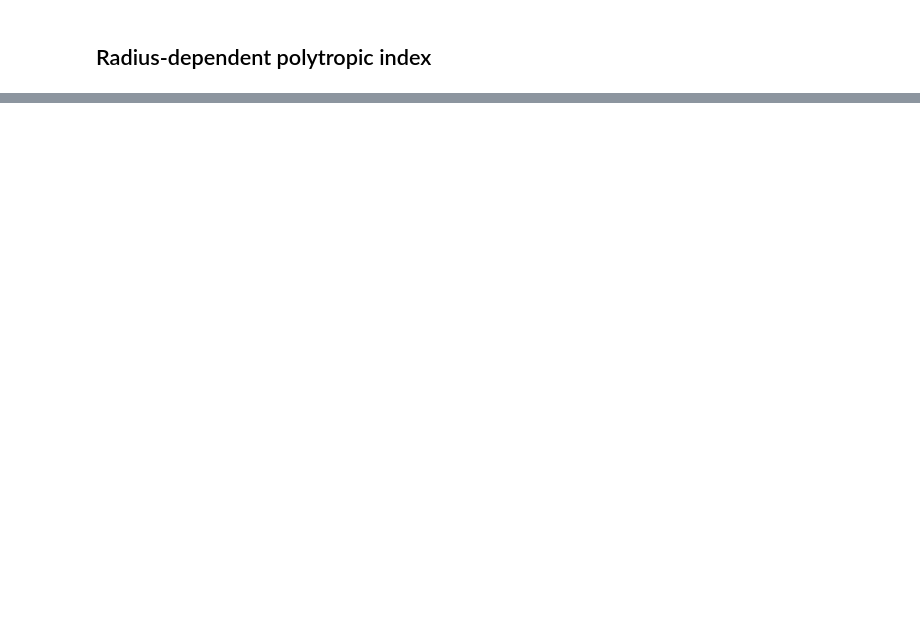
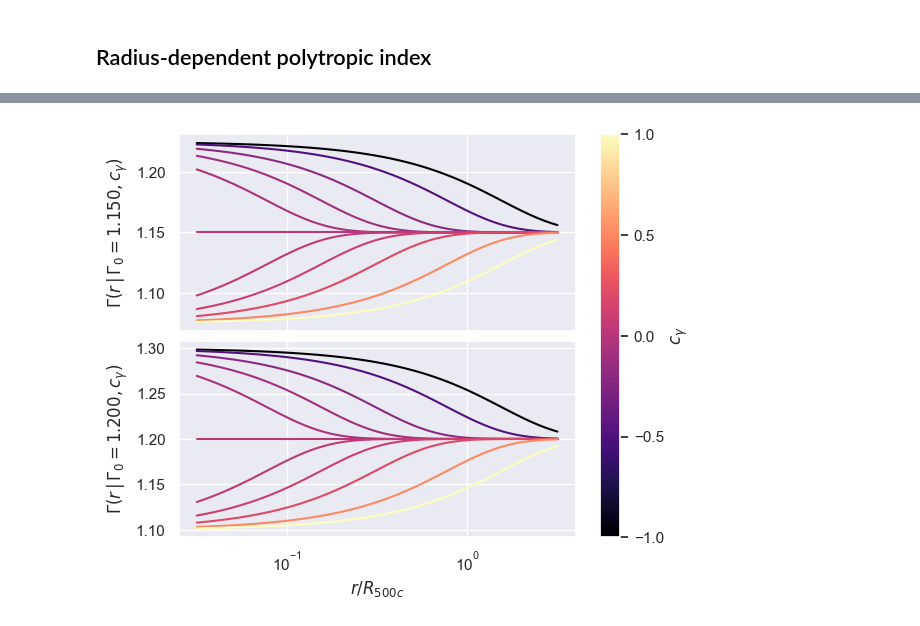
Before and after one commit to fkeruzore/picasso, a Jupyter notebook: docs/notebooks/plot_model_params.ipynb, the cells around one changed output, grey strips where cells are left out. Saved outputs shown, nothing was run; the diff lists cells and outputs as text; code cells hidden in the pictures; blank space fills up the shorter version.

```diff
--- a/docs/notebooks/plot_model_params.ipynb
+++ b/docs/notebooks/plot_model_params.ipynb
@@ -302,0 +67,9 @@ fig.show()
+# %%
+fig = plot_Gamma_r(
+    Gamma_0 = jnp.array([1.15, 1.20]),
+    c_gamma = jnp.array([-1, -0.5, -0.2, -0.1, -0.05, 0.0, 0.05, 0.1, 0.2, 0.5, 1]),
+    cmapname="magma"
+)
+fig.show()
+# %% [output]
+[figure, added]
```
Also changed, not shown: parts of 6 cells of this notebook, 1 other file.
